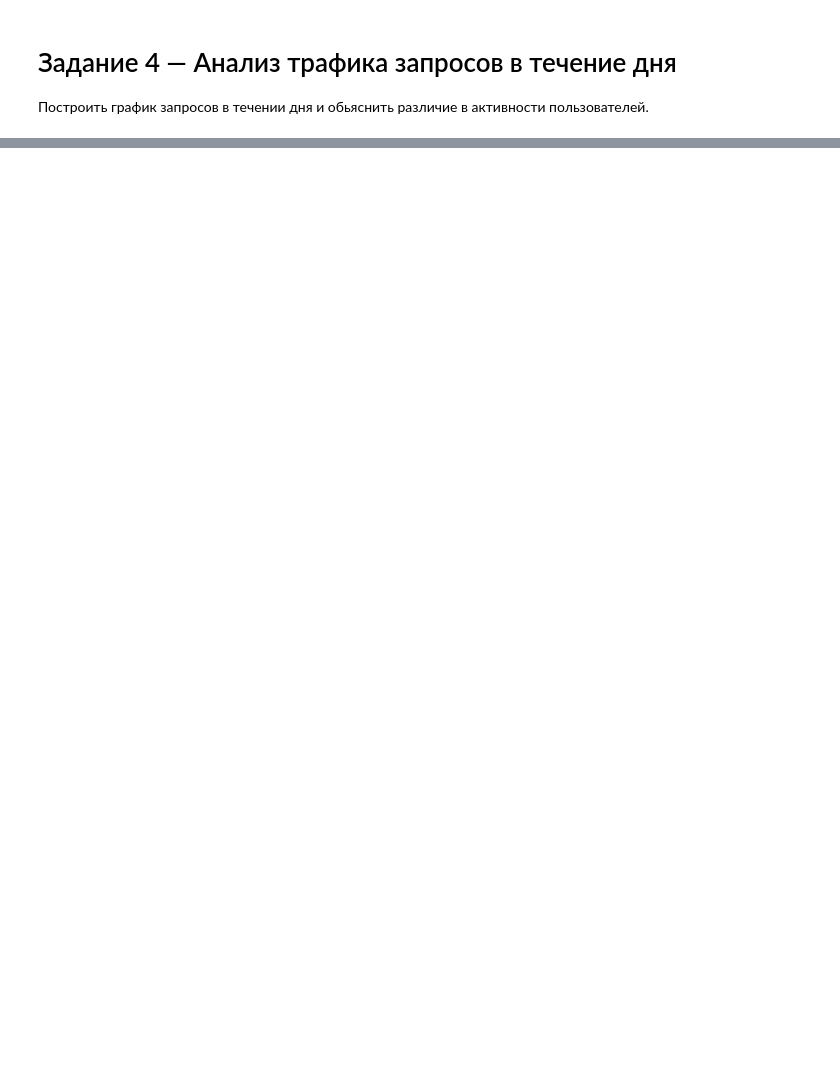
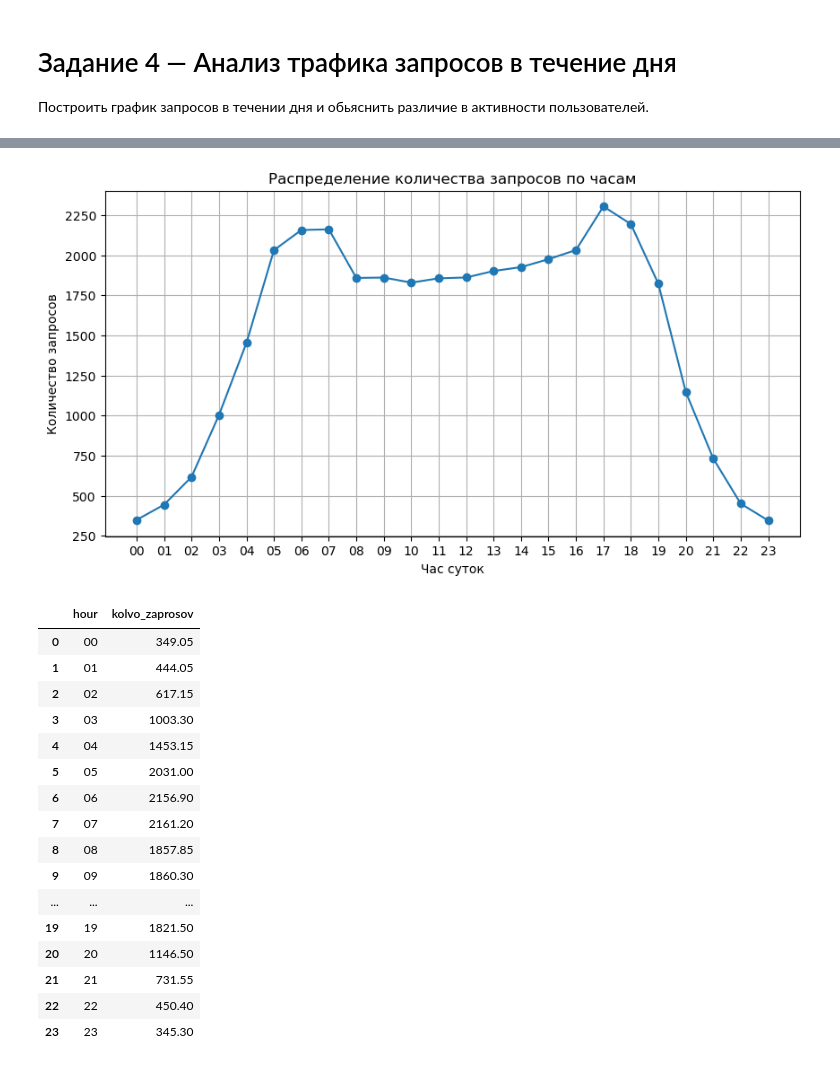
Before and after one commit to vncvtkv/Yandex_Product_Analytic_test, a Jupyter notebook: yandex_test.ipynb, the cells around one changed output, grey strips where cells are left out. Saved outputs shown, nothing was run; the diff lists cells and outputs as text; code cells hidden in the pictures; blank space fills up the shorter version.

```diff
--- a/yandex_test.ipynb
+++ b/yandex_test.ipynb
@@ -202,0 +350,30 @@ plt.show()
+# %%
+# Переходим к запросам от мобильных устройств
+plt.figure(figsize=(10, 5))
+plt.plot(sutki_zaprosy_t["hour"], sutki_zaprosy_t["kolvo_zaprosov"], marker="o")
+plt.xlabel("Час суток")
+plt.ylabel("Количество запросов")
+plt.title("Распределение количества запросов по часам")
+plt.grid(True)
+plt.show()
+
+sutki_zaprosy_t
+# %% [output]
+[figure, added]
+|  | hour | kolvo_zaprosov |
+| 0 | 00 | 349.05 |
+| 1 | 01 | 444.05 |
+| 2 | 02 | 617.15 |
+| 3 | 03 | 1003.30 |
+| 4 | 04 | 1453.15 |
+| 5 | 05 | 2031.00 |
+| 6 | 06 | 2156.90 |
+| 7 | 07 | 2161.20 |
+| 8 | 08 | 1857.85 |
+| 9 | 09 | 1860.30 |
+| ... | ... | ... |
+| 19 | 19 | 1821.50 |
+| 20 | 20 | 1146.50 |
+| 21 | 21 | 731.55 |
+| 22 | 22 | 450.40 |
+| 23 | 23 | 345.30 |
```
Also changed, not shown: parts of 27 cells of this notebook.
